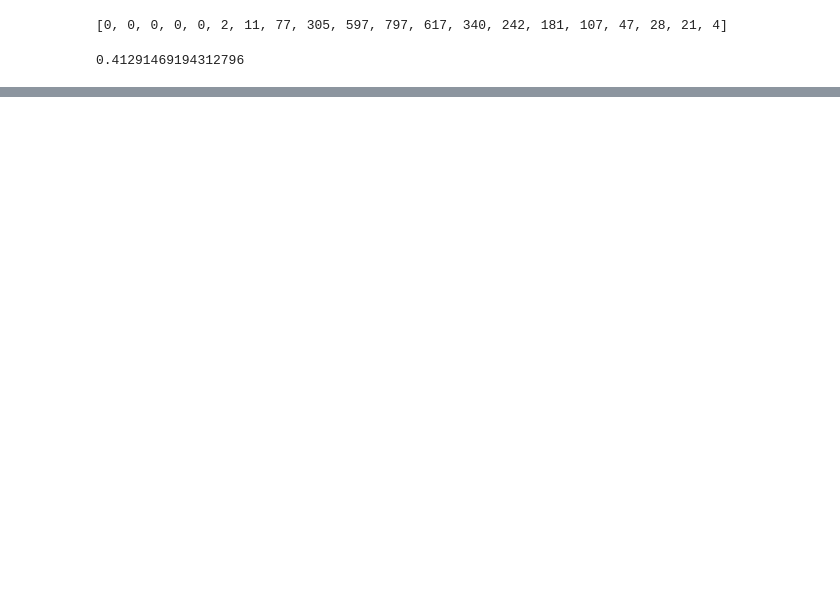
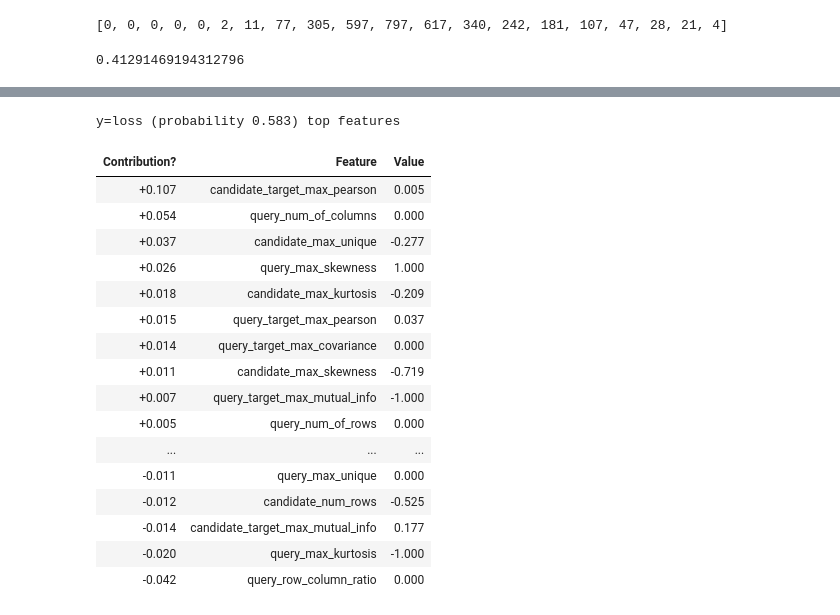
Before and after one commit to VIDA-NYU/prida, a Jupyter notebook: improvement-prediction/classification/Experiments_for_VLDB.ipynb, the cells around one changed output, grey strips where cells are left out. Drawn from its saved outputs; the diff is of its cells as text; code cells hidden in the pictures; blank space fills up the shorter version.

```diff
--- a/improvement-prediction/classification/Experiments_for_VLDB.ipynb
+++ b/improvement-prediction/classification/Experiments_for_VLDB.ipynb
@@ -379,0 +478,22 @@ print(certain_fp/float(fp), certain_fn/float(fn))
+# %%
+eli5.show_prediction(rf_official, false_negative.iloc[1][FEATURES],
+                     show_feature_values=True, feature_filter=no_bias)
+# %% [output]
+y=loss (probability 0.583) top features
+| Contribution? | Feature | Value |
+| +0.107 | candidate_target_max_pearson | 0.005 |
+| +0.054 | query_num_of_columns | 0.000 |
+| +0.037 | candidate_max_unique | -0.277 |
+| +0.026 | query_max_skewness | 1.000 |
+| +0.018 | candidate_max_kurtosis | -0.209 |
+| +0.015 | query_target_max_pearson | 0.037 |
+| +0.014 | query_target_max_covariance | 0.000 |
+| +0.011 | candidate_max_skewness | -0.719 |
+| +0.007 | query_target_max_mutual_info | -1.000 |
+| +0.005 | query_num_of_rows | 0.000 |
+| ... | ... | ... |
+| -0.011 | query_max_unique | 0.000 |
+| -0.012 | candidate_num_rows | -0.525 |
+| -0.014 | candidate_target_max_mutual_info | 0.177 |
+| -0.020 | query_max_kurtosis | -1.000 |
+| -0.042 | query_row_column_ratio | 0.000 |
```
Also changed, not shown: parts of 41 cells of this notebook, 2 other files.
